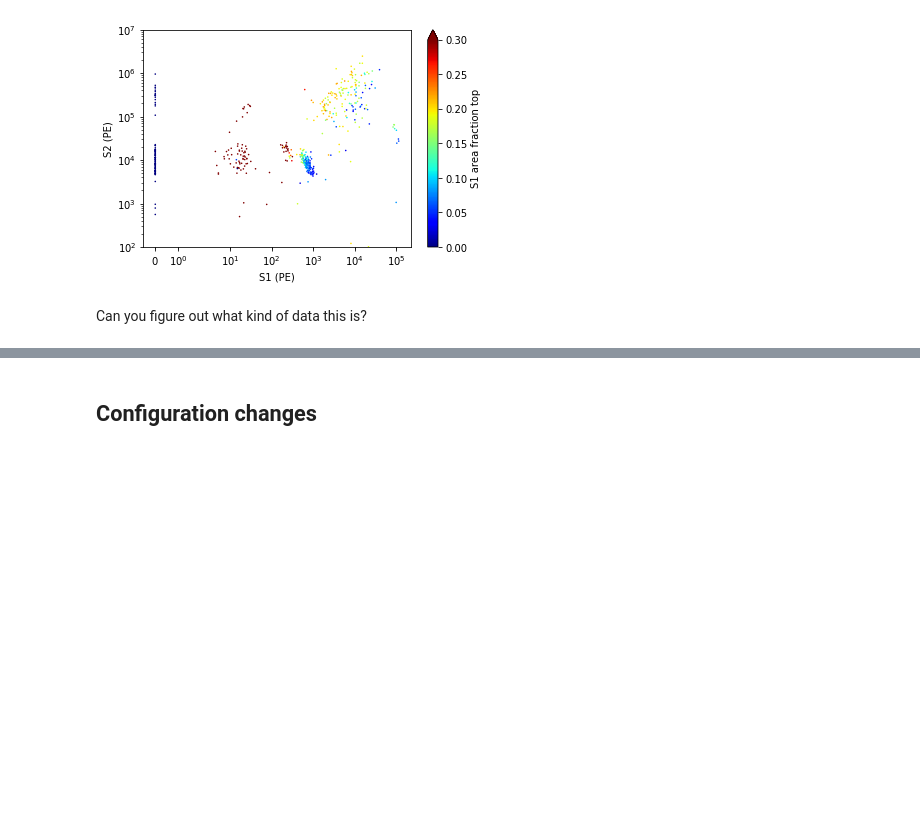
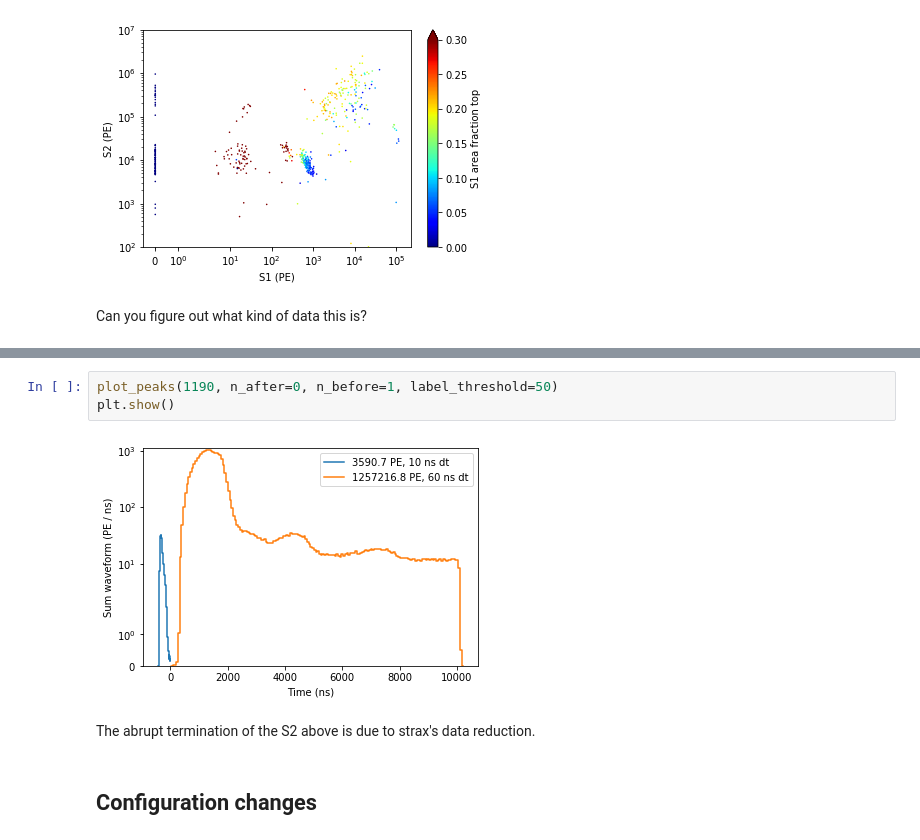
Before and after one commit to AxFoundation/strax, a Jupyter notebook: notebooks/Strax demo.ipynb, the cells around one changed output, grey strips where cells are left out. Drawn from its saved outputs; the diff is of its cells as text; blank space fills up the shorter version.

```diff
--- a/notebooks/Strax demo.ipynb
+++ b/notebooks/Strax demo.ipynb
@@ -108,3 +176,10 @@ Can you figure out what kind of data this is?
+# %%
+plot_peaks(1190, n_after=0, n_before=1, label_threshold=50)
+plt.show()
+# %% [output]
+[figure, added]
+# %% [markdown]
+The abrupt termination of the S2 above is due to strax's data reduction.
 # %% [markdown]
 ## Configuration changes
 # %% [markdown]
```
Also changed, not shown: parts of 11 cells of this notebook, 4 other files.
